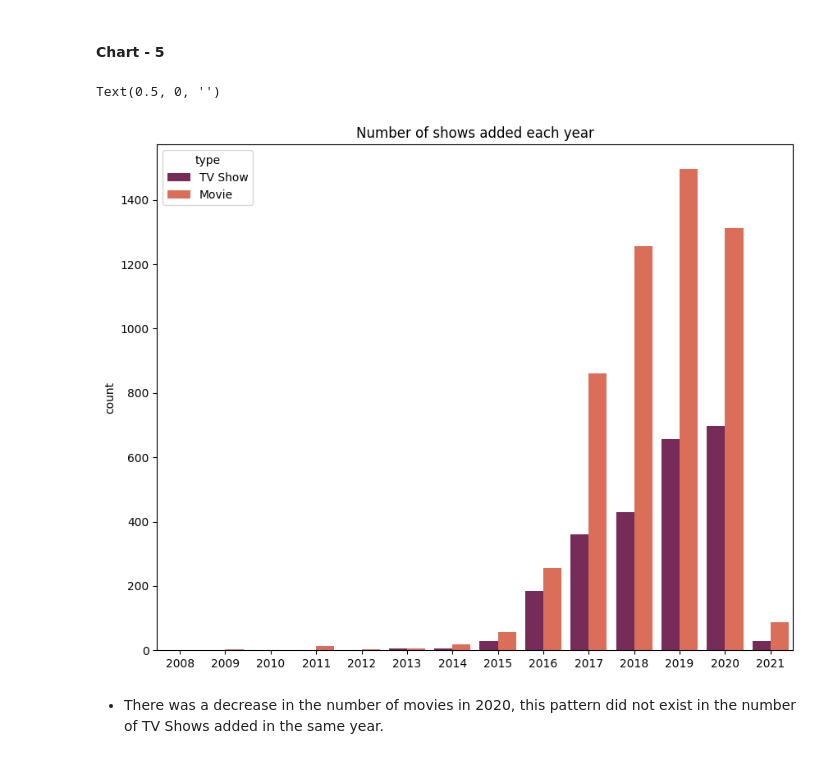
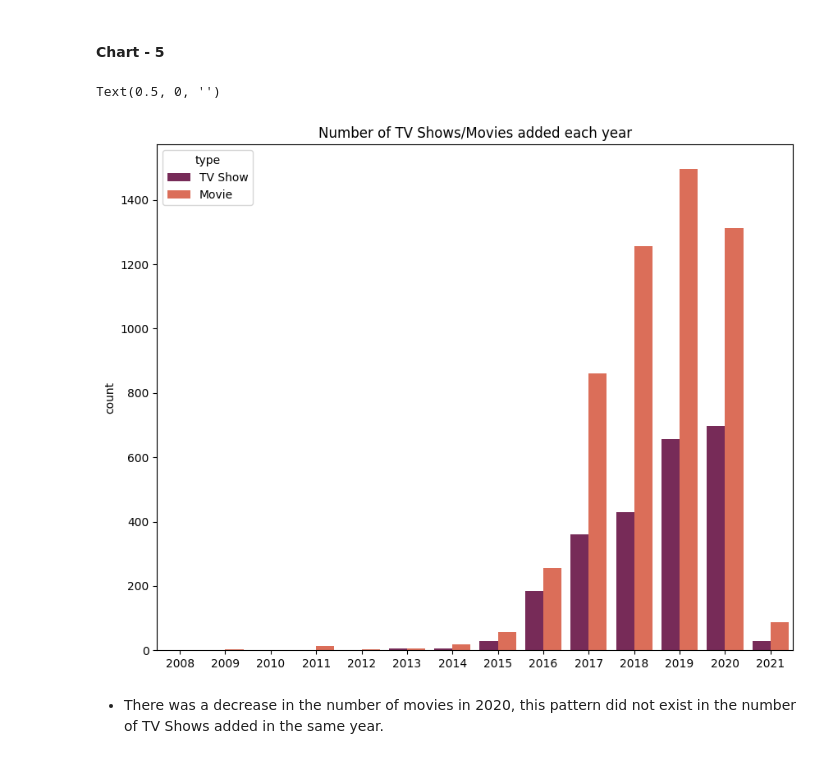
Before and after one commit to RahulI5/Netflix-Movies-and-TV-Shows-Clustering, a Jupyter notebook: Netflix_Movies_and_TV_Shows_Clustering.ipynb, the cells around one changed output. Drawn from its saved outputs; the diff is of its cells as text; code cells hidden in the pictures.

```diff
--- a/Netflix_Movies_and_TV_Shows_Clustering.ipynb
+++ b/Netflix_Movies_and_TV_Shows_Clustering.ipynb
@@ -368,12 +367,12 @@ sns.countplot(y=movies['release_year'],data=df,order=movies['release_year'].valu
 # %%
 # Chart - 5 visualization code
 plt.figure(figsize = (10,8))
 sns.countplot(x= "year_added",data=df, hue='type', palette=('rocket'))
-plt.title('Number of shows added each year')
+plt.title('Number of TV Shows/Movies added each year')
 plt.xlabel('')
 # %% [output]
 Text(0.5, 0, '')
-[figure, old version]
+[figure, new version]
 # %% [markdown]
 * There was a decrease in the number of movies in 2020, this pattern did not exist in the number of TV Shows added in the same year.
 # %% [markdown]
```
Also changed, not shown: parts of 9 cells of this notebook.
